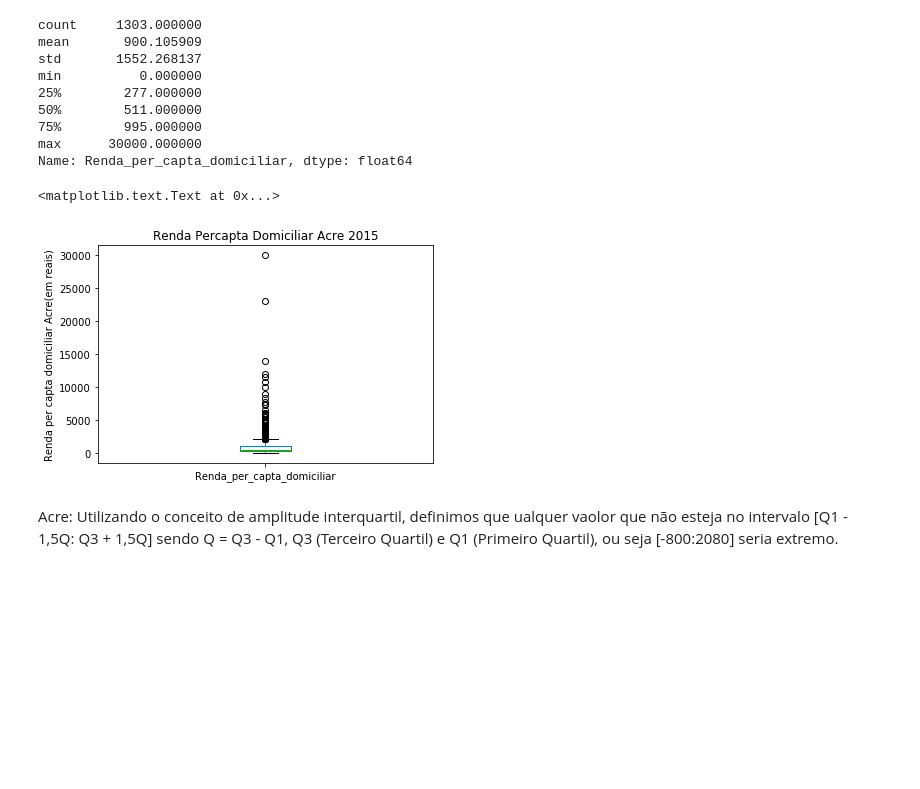
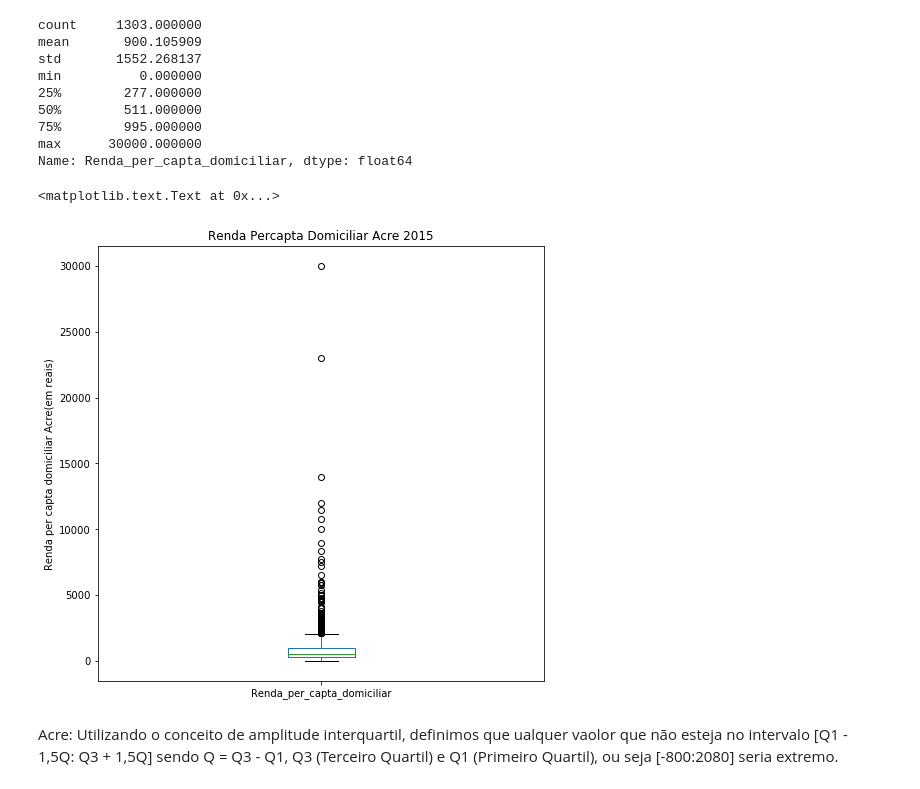
Before and after one commit to pedrodias98/Projeto1-CD, a Jupyter notebook: Projeto1 _FINAL_Layout.ipynb, the cells around one changed output. Cells and saved outputs as stored; diff of their text form; code cells hidden in the pictures; blank space fills up the shorter version.

```diff
--- a/Projeto1 _FINAL_Layout.ipynb
+++ b/Projeto1 _FINAL_Layout.ipynb
@@ -384,11 +384,11 @@ min          0.000000
 max      30000.000000
 Name: Renda_per_capta_domiciliar, dtype: float64
 # %%
-plot = ren2015.plot(kind='box',title='Renda Percapta Domiciliar Acre 2015')#, color='red')
+plot = ren2015.plot(kind='box', figsize = (8,8),title='Renda Percapta Domiciliar Acre 2015')#, color='red')
 plt.ylabel(('Renda per capta domiciliar Acre(em reais)'))
 # %% [output]
 <matplotlib.text.Text at 0x...>
-[figure, old version]
+[figure, new version]
 # %% [markdown]
 Acre: Utilizando o conceito de amplitude interquartil, definimos que ualquer vaolor que não esteja no intervalo [Q1 - 1,5Q: Q3 + 1,5Q] sendo Q = Q3 - Q1, Q3 (Terceiro Quartil) e Q1 (Primeiro Quartil), ou seja [-800:2080] seria extremo.
 # %%
```
Also changed, not shown: parts of 18 cells of this notebook.
